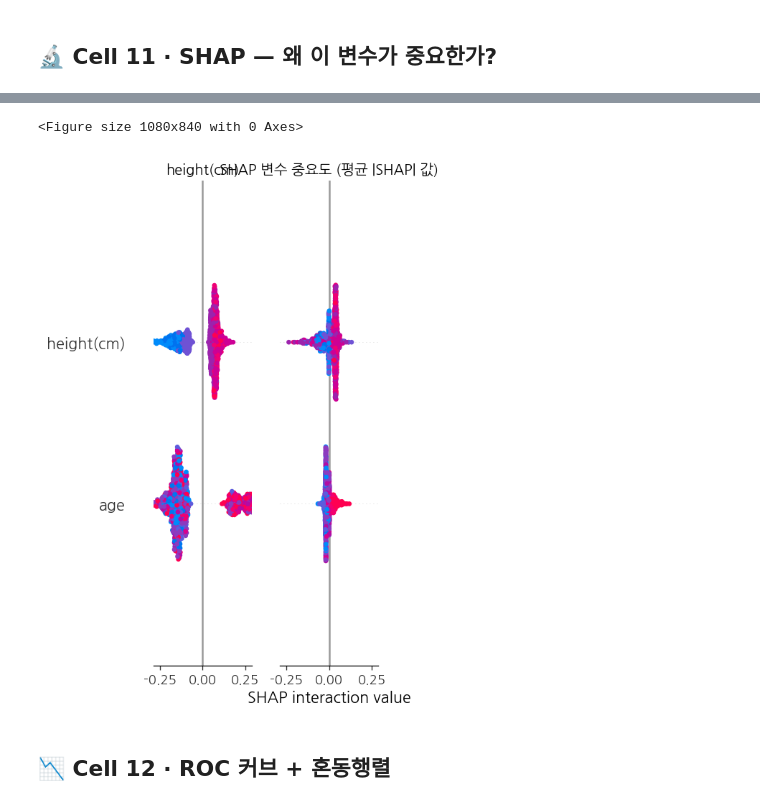
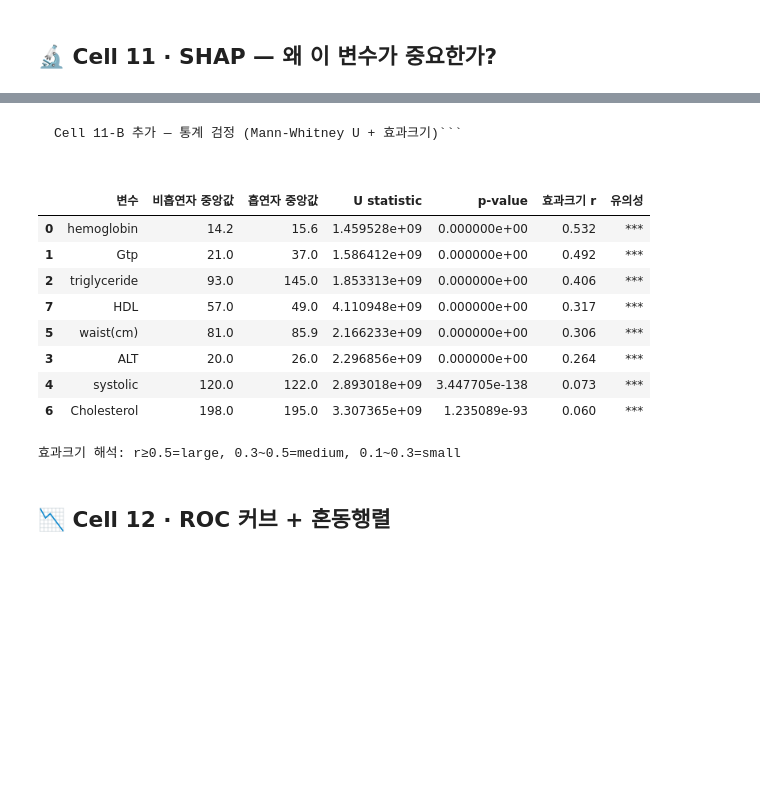
Before and after one commit to runmc3812/Healthcare_Informatics_Integration-2026-, a Jupyter notebook: 4조/smoker_biosignal_analysis.ipynb, the cells around one changed output, grey strips where cells are left out. Saved outputs shown, nothing was run; the diff lists cells and outputs as text; code cells hidden in the pictures; blank space fills up the shorter version.

````diff
--- a/4조/smoker_biosignal_analysis.ipynb
+++ b/4조/smoker_biosignal_analysis.ipynb
@@ -388,13 +429,49 @@ plt.show()
-# %%
-plt.figure(figsize=(9, 7))
-shap.summary_plot(sv, X_shap, feature_names=FEATURE_COLS, plot_type='bar', show=False)
-plt.title('SHAP 변수 중요도 (평균 |SHAP| 값)', fontsize=12, fontweight='bold')
-plt.tight_layout()
-plt.savefig('shap_bar.png', bbox_inches='tight')
-plt.show()
-# %% [output]
-<Figure size 1080x840 with 0 Axes>
-[figure, removed]
+# %% [markdown]
+
+
+```
+Cell 11-B 추가 — 통계 검정 (Mann-Whitney U + 효과크기)```
+# %%
+from scipy import stats
+
+test_vars = ['hemoglobin', 'Gtp', 'triglyceride', 'ALT',
+             'systolic', 'waist(cm)', 'Cholesterol', 'HDL']
+
+rows = []
+for var in test_vars:
+    g0 = df[df[TARGET_COL] == 0][var].dropna()
+    g1 = df[df[TARGET_COL] == 1][var].dropna()
+    stat, p = stats.mannwhitneyu(g0, g1, alternative='two-sided')
+
+    # 효과크기: rank-biserial correlation
+    n0, n1  = len(g0), len(g1)
+    r       = 1 - (2 * stat) / (n0 * n1)   # rank-biserial r
+
+    rows.append({
+        '변수'      : var,
+        '비흡연자 중앙값': round(float(g0.median()), 2),
+        '흡연자 중앙값' : round(float(g1.median()), 2),
+        'U statistic': round(stat, 0),
+        'p-value'   : p,
+        '효과크기 r'  : round(abs(r), 3),
+        '유의성'     : '***' if p < 0.001 else ('**' if p < 0.01 else ('*' if p < 0.05 else 'ns'))
+    })
+
+stat_df = pd.DataFrame(rows).sort_values('효과크기 r', ascending=False)
+display(stat_df)
+stat_df.to_csv('stat_test.csv', index=False)
+print("\n효과크기 해석: r≥0.5=large, 0.3~0.5=medium, 0.1~0.3=small")
+# %% [output]
+|  | 변수 | 비흡연자 중앙값 | 흡연자 중앙값 | U statistic | p-value | 효과크기 r | 유의성 |
+| 0 | hemoglobin | 14.2 | 15.6 | 1.459528e+09 | 0.000000e+00 | 0.532 | *** |
+| 1 | Gtp | 21.0 | 37.0 | 1.586412e+09 | 0.000000e+00 | 0.492 | *** |
+| 2 | triglyceride | 93.0 | 145.0 | 1.853313e+09 | 0.000000e+00 | 0.406 | *** |
+| 7 | HDL | 57.0 | 49.0 | 4.110948e+09 | 0.000000e+00 | 0.317 | *** |
+| 5 | waist(cm) | 81.0 | 85.9 | 2.166233e+09 | 0.000000e+00 | 0.306 | *** |
+| 3 | ALT | 20.0 | 26.0 | 2.296856e+09 | 0.000000e+00 | 0.264 | *** |
+| 4 | systolic | 120.0 | 122.0 | 2.893018e+09 | 3.447705e-138 | 0.073 | *** |
+| 6 | Cholesterol | 198.0 | 195.0 | 3.307365e+09 | 1.235089e-93 | 0.060 | *** |
+효과크기 해석: r≥0.5=large, 0.3~0.5=medium, 0.1~0.3=small
 # %% [markdown]
 ## 📉 Cell 12 · ROC 커브 + 혼동행렬
 # %%
````
Also changed, not shown: parts of 5 cells of this notebook.
